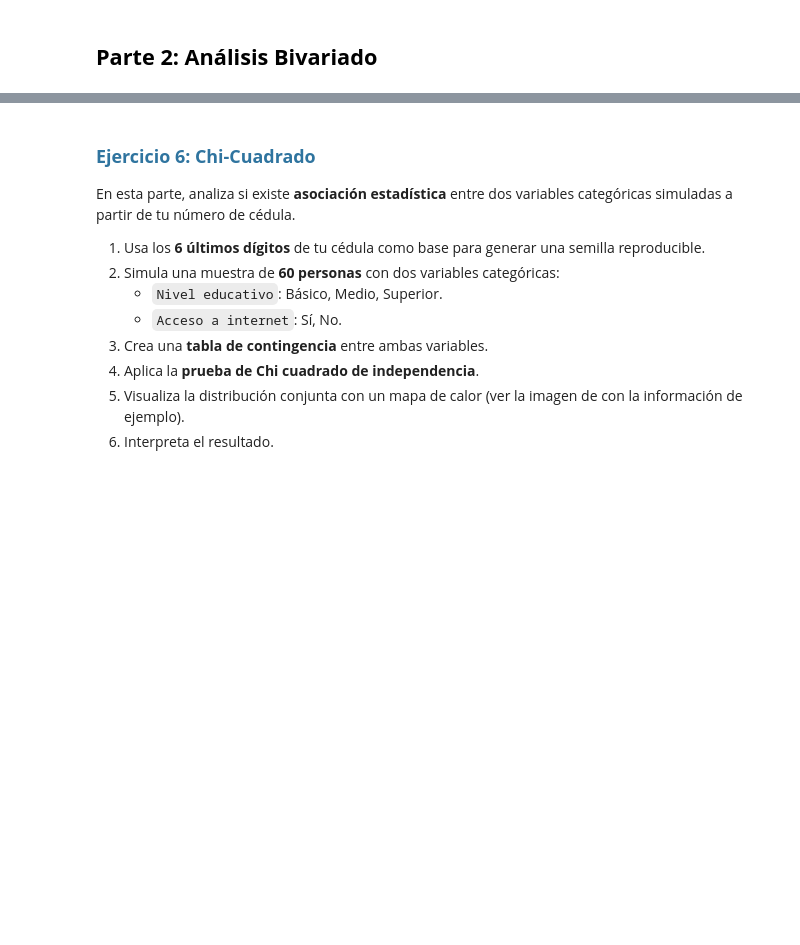
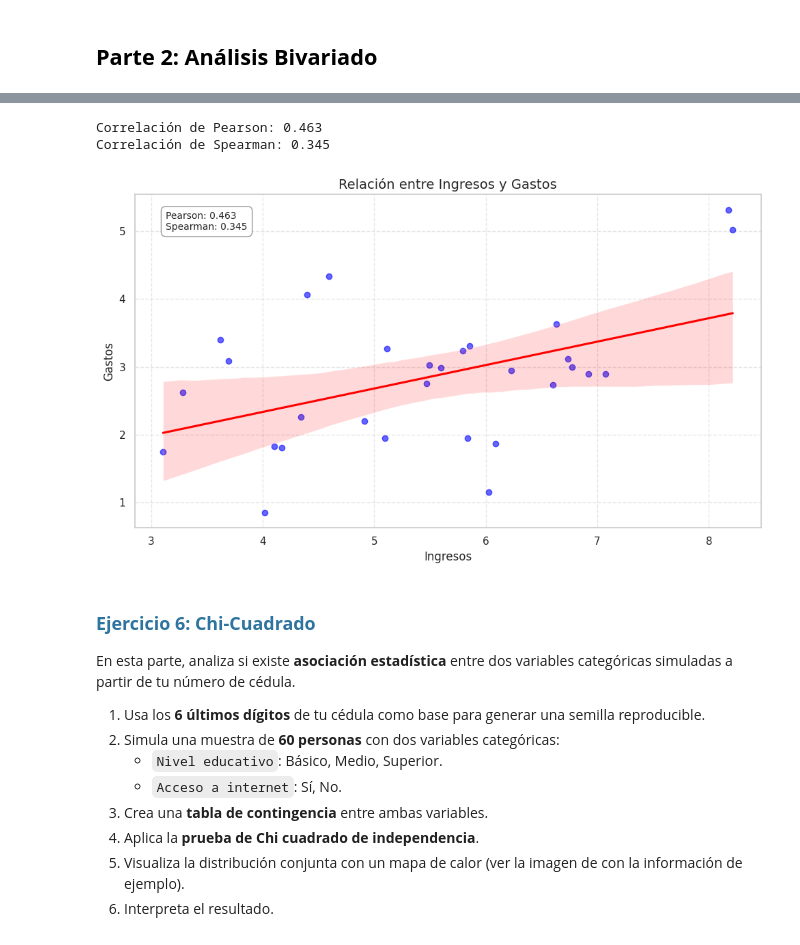
Before and after one commit to eospgonz10/statistical_analytics_homicide, a Jupyter notebook: sesiones_practicas/sp_2_juan_jose_garcia_alvarez_estiven_ospina_gonzalez.ipynb, the cells around one changed output, grey strips where cells are left out. Drawn from its saved outputs; the diff is of its cells as text; code cells hidden in the pictures; blank space fills up the shorter version.

```diff
--- a/sesiones_practicas/sp_2_juan_jose_garcia_alvarez_estiven_ospina_gonzalez.ipynb
+++ b/sesiones_practicas/sp_2_juan_jose_garcia_alvarez_estiven_ospina_gonzalez.ipynb
@@ -313,3 +346,38 @@ En esta segunda parte, genera **dos variables** a partir de tú número de cédu
+# %%
+from scipy.stats import pearsonr, spearmanr
+
+df_bivariado = pd.DataFrame({'Ingresos': ingresos, 'Gastos': gastos})
+
+pearson_corr, _ = pearsonr(df_bivariado['Ingresos'], df_bivariado['Gastos'])
+spearman_corr, _ = spearmanr(df_bivariado['Ingresos'], df_bivariado['Gastos'])
+
+print(f"Correlación de Pearson: {pearson_corr:.3f}")
+print(f"Correlación de Spearman: {spearman_corr:.3f}")
+# %% [output]
+Correlación de Pearson: 0.463
+Correlación de Spearman: 0.345
+# %%
+# Visualización
+plt.figure(figsize=(10, 6))
+sns.regplot(x='Ingresos', y='Gastos', data=df_bivariado,
+            scatter_kws={'alpha':0.6, 'color': 'blue'},
+            line_kws={'color': 'red'})
+plt.title('Relación entre Ingresos y Gastos', fontsize=14)
+plt.xlabel('Ingresos', fontsize=12)
+plt.ylabel('Gastos', fontsize=12)
+
+# Coeficientes de correlación
+plt.text(0.05, 0.95,
+         f'Pearson: {pearson_corr:.3f}\nSpearman: {spearman_corr:.3f}',
+         transform=plt.gca().transAxes,
+         fontsize=10, verticalalignment='top',
+         bbox=dict(boxstyle='round,pad=0.5', fc='white', ec='gray', lw=1, alpha=0.8))
+
+plt.grid(True, linestyle='--', alpha=0.5)
+plt.tight_layout()
+plt.show()
+# %% [output]
+[figure, added]
 # %% [markdown]
 ### <span style="color:#2F749F;"><strong>Ejercicio 6: Chi-Cuadrado</strong></span>
 
```
Also changed, not shown: parts of 1 cell of this notebook.
